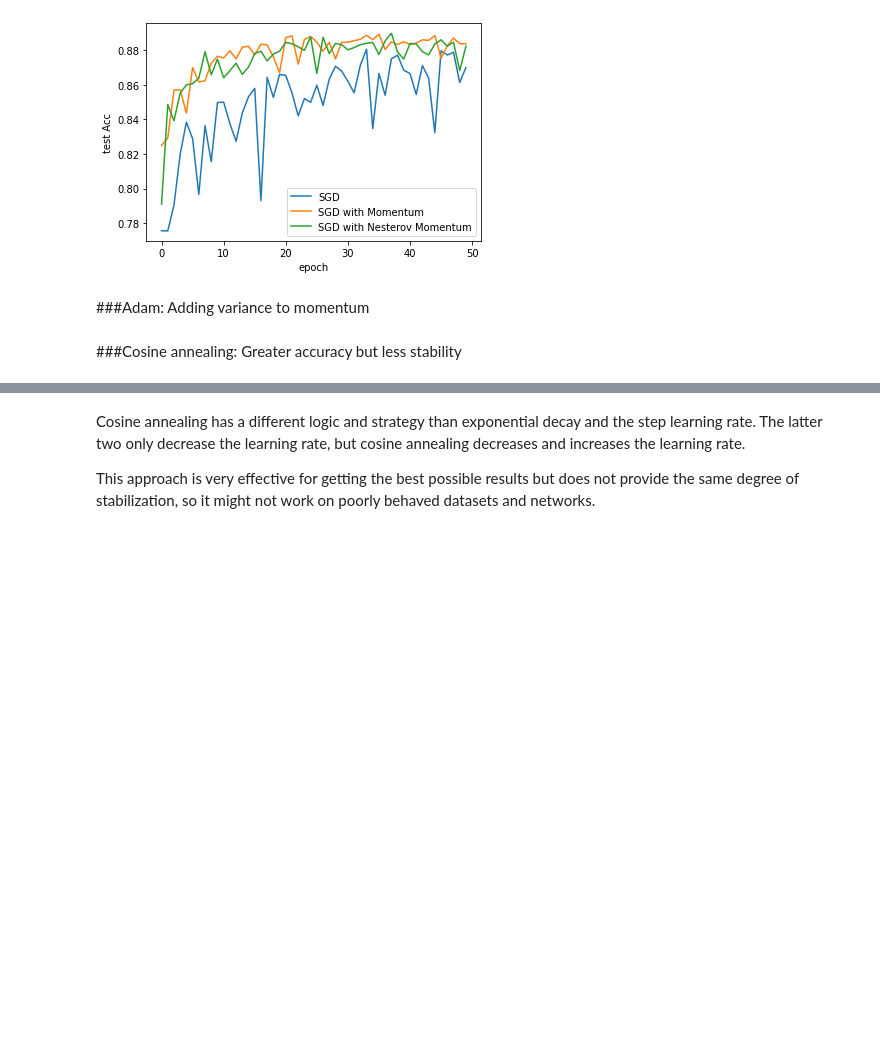
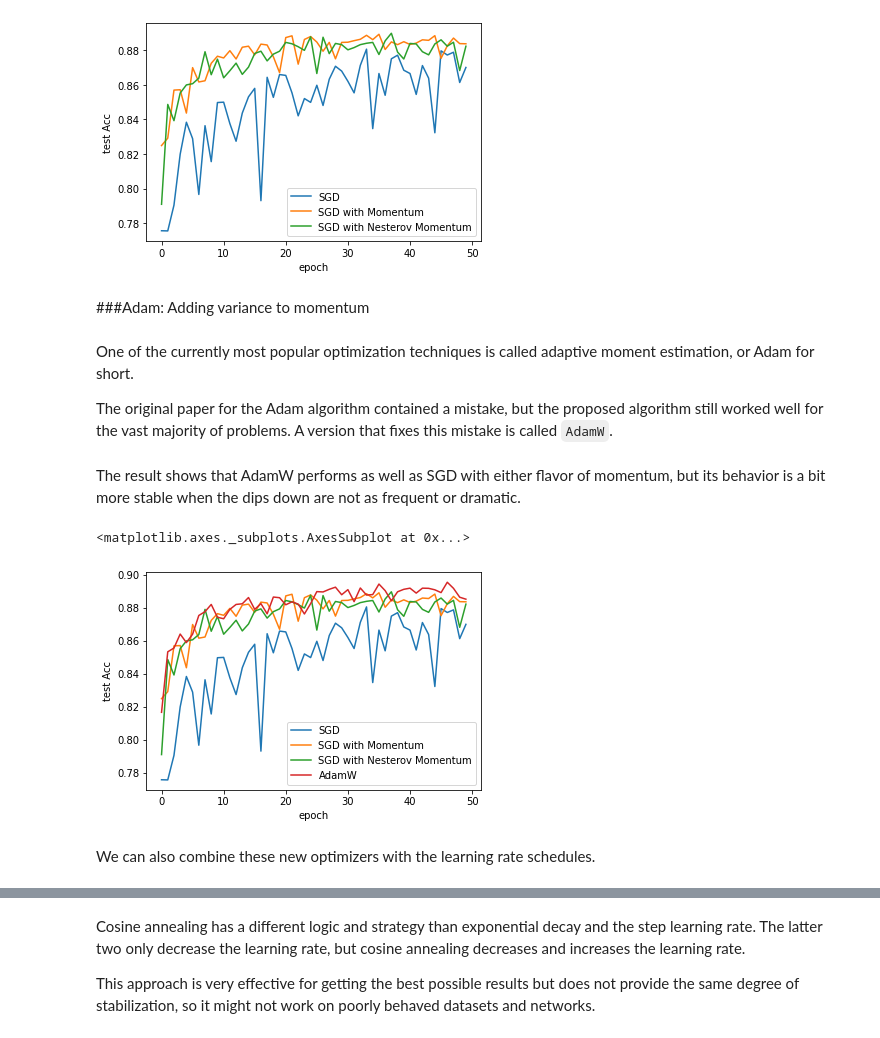
Before and after one commit to rahiakela/deep-learning-research-and-practice, a Jupyter notebook: inside-deep-learing/05-modern-training-techniques/03_training_model_with_optimizers.ipynb, the cells around one changed output, grey strips where cells are left out. Saved outputs shown, nothing was run; the diff lists cells and outputs as text; code cells hidden in the pictures; blank space fills up the shorter version.

```diff
--- a/inside-deep-learing/05-modern-training-techniques/03_training_model_with_optimizers.ipynb
+++ b/inside-deep-learing/05-modern-training-techniques/03_training_model_with_optimizers.ipynb
@@ -320,3 +320,40 @@ sns.lineplot(x="epoch", y="test Accuracy", data=fc_results_nestrov, label="SGD w
 [figure]
 # %% [markdown]
 ###Adam: Adding variance to momentum
+# %% [markdown]
+One of the currently most popular optimization techniques is called adaptive moment
+estimation, or Adam for short.
+
+The original paper for the Adam algorithm contained a mistake, but the proposed
+algorithm still worked well for the vast majority of problems. A version that fixes this
+mistake is called `AdamW`.
+# %%
+# re-randomize the weights of our model so that we don't need to define it again
+fc_model.apply(weight_reset)
+
+#We don't set the learning rate for Adam because it's default is the one you should probably
+#always use, and it can be more sensitive to large changes in learning rate
+optimizer = torch.optim.AdamW(fc_model.parameters())
+
+# train like normal and pass along the desired optimizer and schedule
+fc_results_adam = train_network(fc_model,
+                          loss_func,
+                          training_loader,
+                          epochs=epochs,
+                          test_loader=testing_loader,
+                          optimizer=optimizer,
+                          score_funcs={"Accuracy": accuracy_score},
+                          device=device)
+# %% [markdown]
+The result shows that AdamW performs as well as SGD with either flavor of momentum,
+but its behavior is a bit more stable when the dips down are not as frequent or dramatic.
+# %%
+sns.lineplot(x="epoch", y="test Acc", data=fc_results, label="SGD")
+sns.lineplot(x="epoch", y="test Accuracy", data=fc_results_momentum, label="SGD with Momentum")
+sns.lineplot(x="epoch", y="test Accuracy", data=fc_results_nestrov, label="SGD with Nesterov Momentum")
+sns.lineplot(x="epoch", y="test Accuracy", data=fc_results_adam, label="AdamW")
+# %% [output]
+<matplotlib.axes._subplots.AxesSubplot at 0x...>
+[figure, added]
+# %% [markdown]
+We can also combine these new optimizers with the learning rate schedules.
@@ -341,4 +396,2 @@ fc_results_steplr = train_network(fc_model,
                           score_funcs={"Accuracy": accuracy_score},
                           device=device)
-# %% [markdown]
-###Cosine annealing: Greater accuracy but less stability
```
Also changed, not shown: parts of 11 cells of this notebook.
